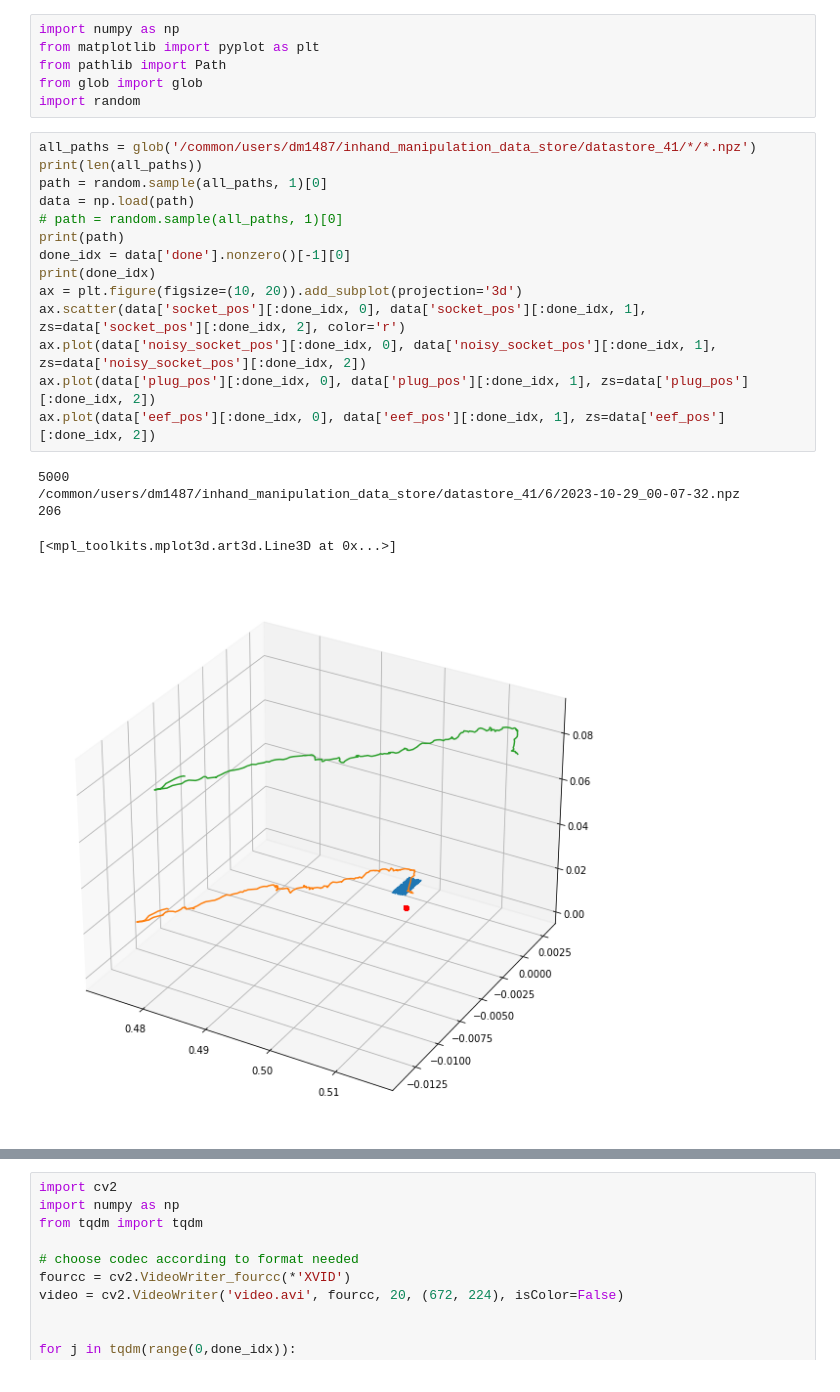
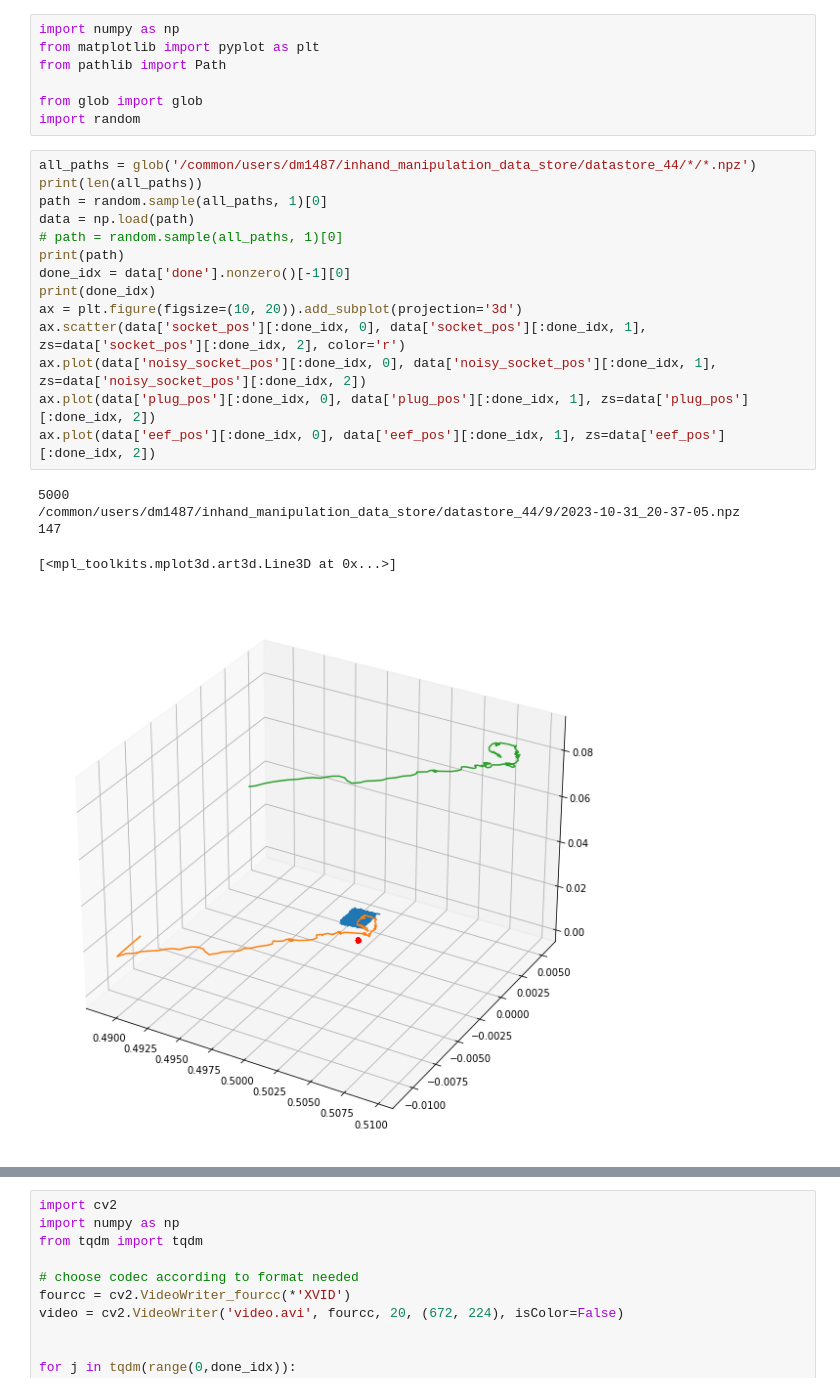
Before and after one commit to osheraz/IsaacGymInsertion, a Jupyter notebook: isaacgyminsertion/test_files/viz.ipynb, the cells around one changed output, grey strips where cells are left out. Cells and saved outputs as stored; diff of their text form.

```diff
--- a/isaacgyminsertion/test_files/viz.ipynb
+++ b/isaacgyminsertion/test_files/viz.ipynb
@@ -2,28 +2,29 @@
 import numpy as np
 from matplotlib import pyplot as plt
 from pathlib import Path
+
 from glob import glob
 import random
 # %%
-all_paths = glob('/common/users/dm1487/inhand_manipulation_data_store/datastore_41/*/*.npz')
+all_paths = glob('/common/users/dm1487/inhand_manipulation_data_store/datastore_44/*/*.npz')
 print(len(all_paths))
 path = random.sample(all_paths, 1)[0]
 data = np.load(path)
 # path = random.sample(all_paths, 1)[0]
 print(path)
 done_idx = data['done'].nonzero()[-1][0]
 print(done_idx)
 ax = plt.figure(figsize=(10, 20)).add_subplot(projection='3d')
 ax.scatter(data['socket_pos'][:done_idx, 0], data['socket_pos'][:done_idx, 1], zs=data['socket_pos'][:done_idx, 2], color='r')
 ax.plot(data['noisy_socket_pos'][:done_idx, 0], data['noisy_socket_pos'][:done_idx, 1], zs=data['noisy_socket_pos'][:done_idx, 2])
 ax.plot(data['plug_pos'][:done_idx, 0], data['plug_pos'][:done_idx, 1], zs=data['plug_pos'][:done_idx, 2])
 ax.plot(data['eef_pos'][:done_idx, 0], data['eef_pos'][:done_idx, 1], zs=data['eef_pos'][:done_idx, 2])
 # %% [output]
 5000
-/common/users/dm1487/inhand_manipulation_data_store/datastore_41/6/2023-10-29_00-07-32.npz
-206
+/common/users/dm1487/inhand_manipulation_data_store/datastore_44/9/2023-10-31_20-37-05.npz
+147
 [<mpl_toolkits.mplot3d.art3d.Line3D at 0x...>]
-[figure, old version]
+[figure, new version]
 # %%
 latent = data['latent']
 plt.plot(latent[:done_idx, :])
```
Also changed, not shown: parts of 10 cells of this notebook, 4 other files.
